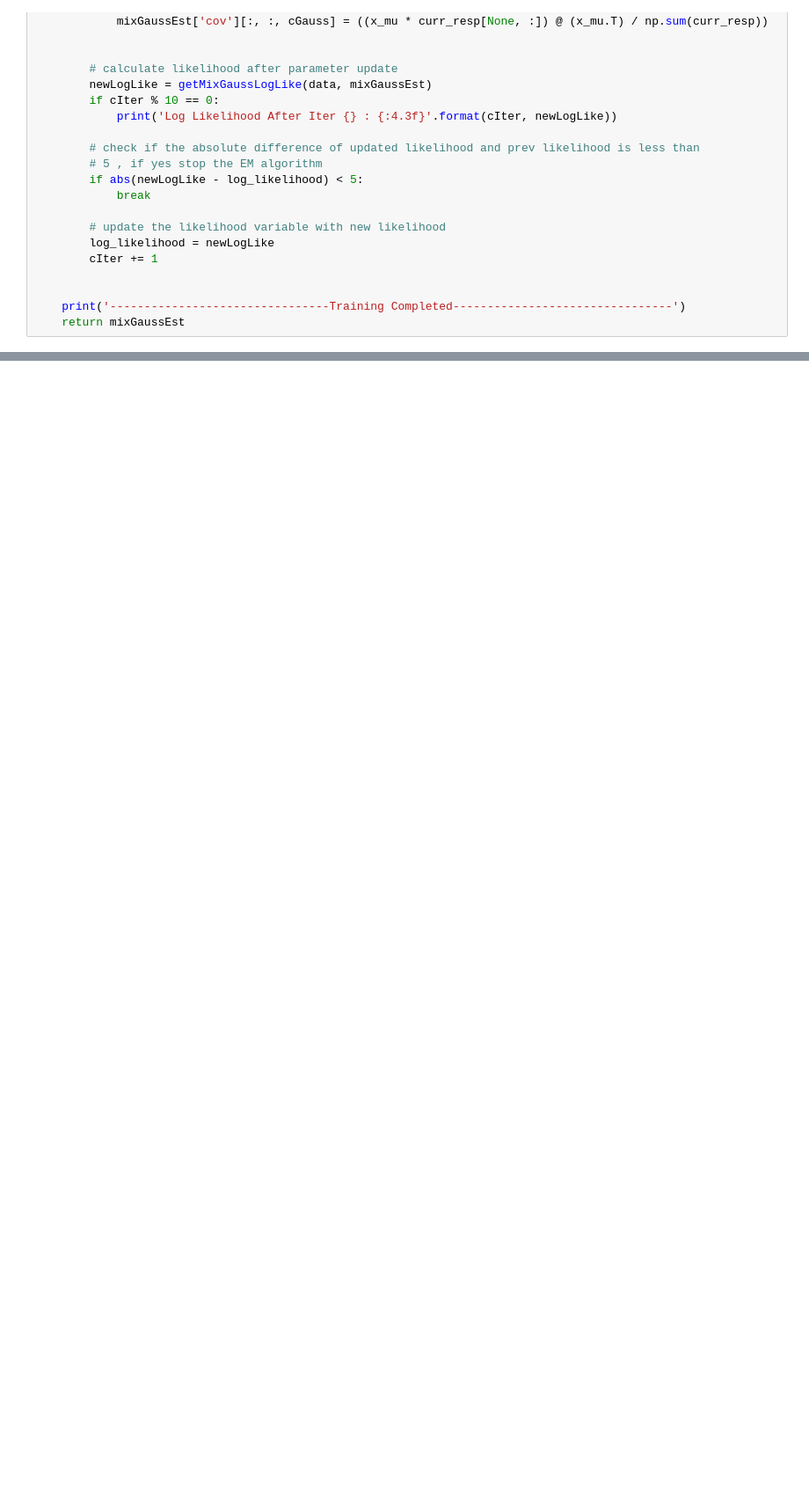
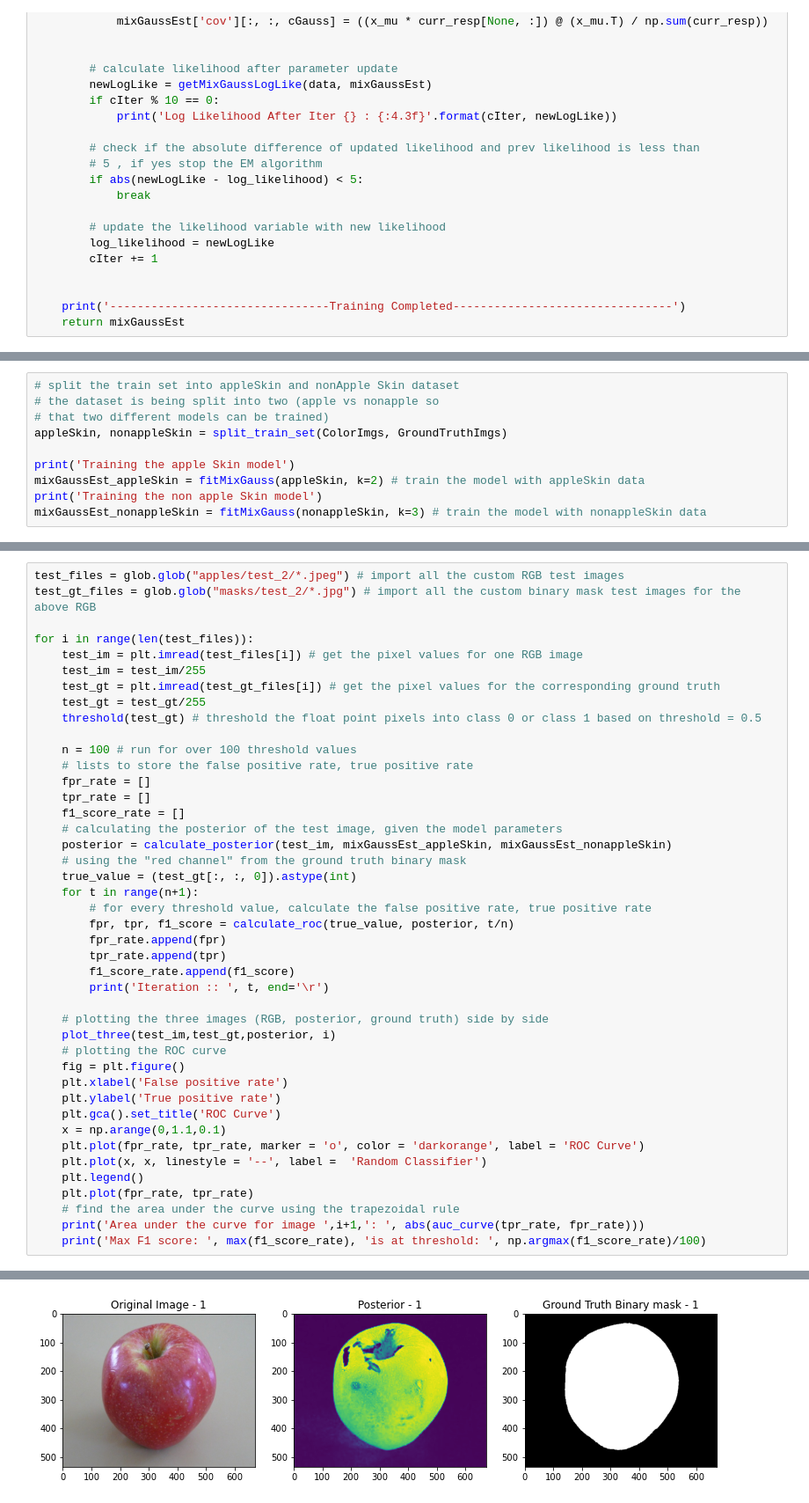
Before and after one commit to akshnataraj/Pixel-by-pixel-classification, a Jupyter notebook: MoG.ipynb, the cells around one changed output, grey strips where cells are left out. Shown at 88% size. Saved outputs shown, nothing was run; the diff lists cells and outputs as text; blank space fills up the shorter version.

```diff
--- a/MoG.ipynb
+++ b/MoG.ipynb
@@ -311,0 +314,10 @@ def fitMixGauss(data, k):
+# %%
+# split the train set into appleSkin and nonApple Skin dataset
+# the dataset is being split into two (apple vs nonapple so
+# that two different models can be trained)
+appleSkin, nonappleSkin = split_train_set(ColorImgs, GroundTruthImgs)
+
+print('Training the apple Skin model')
+mixGaussEst_appleSkin = fitMixGauss(appleSkin, k=2) # train the model with appleSkin data
+print('Training the non apple Skin model')
+mixGaussEst_nonappleSkin = fitMixGauss(nonappleSkin, k=3) # train the model with nonappleSkin data
@@ -311,0 +332,44 @@ def fitMixGauss(data, k):
+# %%
+test_files = glob.glob("apples/test_2/*.jpeg") # import all the custom RGB test images
+test_gt_files = glob.glob("masks/test_2/*.jpg") # import all the custom binary mask test images for the above RGB
+
+for i in range(len(test_files)):
+    test_im = plt.imread(test_files[i]) # get the pixel values for one RGB image
+    test_im = test_im/255
+    test_gt = plt.imread(test_gt_files[i]) # get the pixel values for the corresponding ground truth
+    test_gt = test_gt/255
+    threshold(test_gt) # threshold the float point pixels into class 0 or class 1 based on threshold = 0.5
+
+    n = 100 # run for over 100 threshold values
+    # lists to store the false positive rate, true positive rate
+    fpr_rate = []
+    tpr_rate = []
+    f1_score_rate = []
+    # calculating the posterior of the test image, given the model parameters
+    posterior = calculate_posterior(test_im, mixGaussEst_appleSkin, mixGaussEst_nonappleSkin)
+    # using the "red channel" from the ground truth binary mask
+    true_value = (test_gt[:, :, 0]).astype(int)
+    for t in range(n+1):
+        # for every threshold value, calculate the false positive rate, true positive rate
+        fpr, tpr, f1_score = calculate_roc(true_value, posterior, t/n)
+        fpr_rate.append(fpr)
+        tpr_rate.append(tpr)
+        f1_score_rate.append(f1_score)
+        print('Iteration :: ', t, end='\r')
+
+    # plotting the three images (RGB, posterior, ground truth) side by side
+    plot_three(test_im,test_gt,posterior, i)
+    # plotting the ROC curve
+    fig = plt.figure()
+    plt.xlabel('False positive rate')
+    plt.ylabel('True positive rate')
+    plt.gca().set_title('ROC Curve')
+    x = np.arange(0,1.1,0.1)
+    plt.plot(fpr_rate, tpr_rate, marker = 'o', color = 'darkorange', label = 'ROC Curve')
+    plt.plot(x, x, linestyle = '--', label =  'Random Classifier')
+    plt.legend()
+    plt.plot(fpr_rate, tpr_rate)
+    # find the area under the curve using the trapezoidal rule
+    print('Area under the curve for image ',i+1,': ', abs(auc_curve(tpr_rate, fpr_rate)))
+    print('Max F1 score: ', max(f1_score_rate), 'is at threshold: ', np.argmax(f1_score_rate)/100)
+# %% [output]
@@ -311,0 +380 @@ def fitMixGauss(data, k):
+[figure, added]
```
Also changed, not shown: parts of 5 cells of this notebook.
